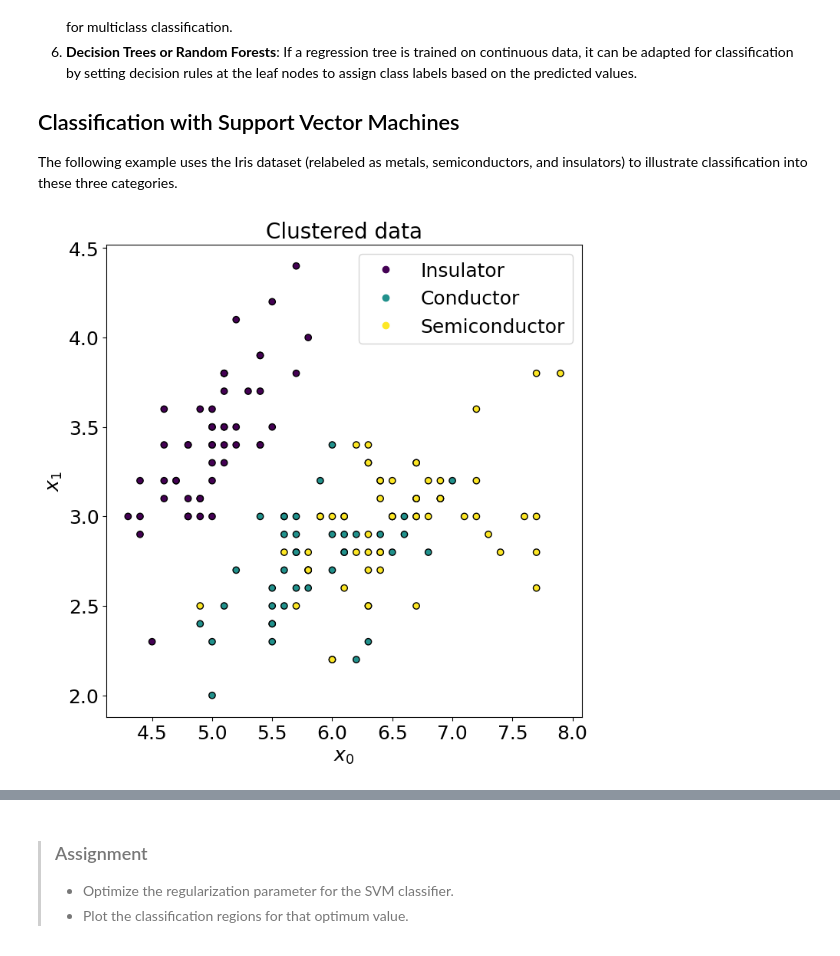
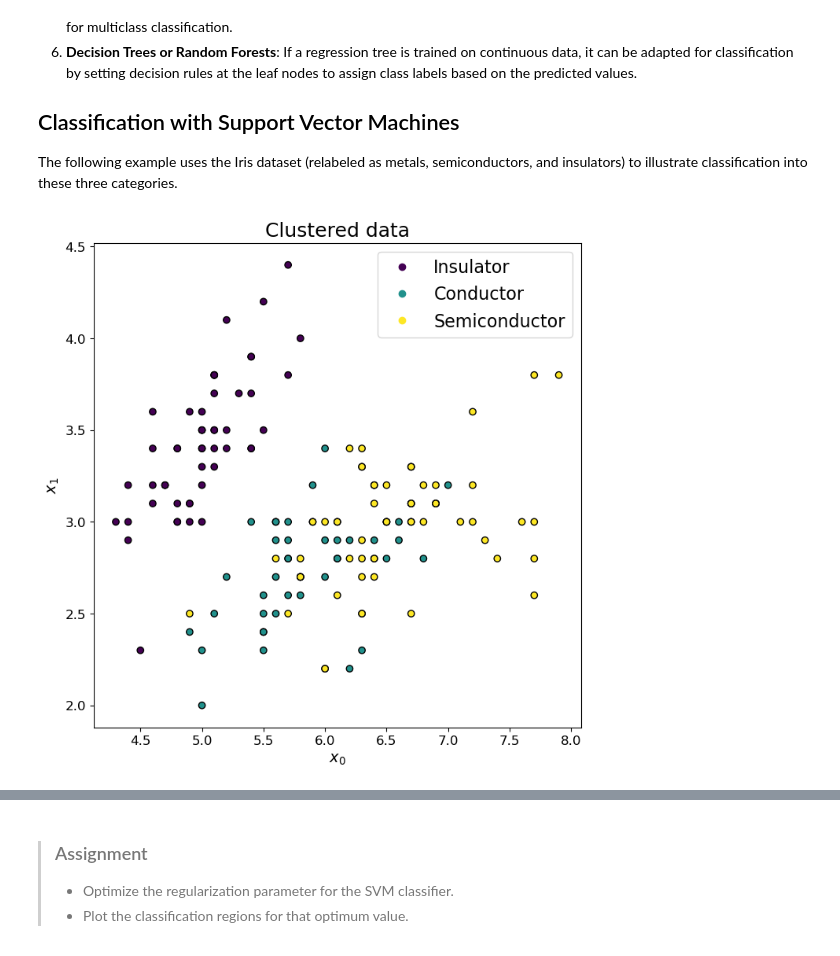
Before and after one commit to rhennig/EMA4935, a Jupyter notebook: Notebooks/09_Regularization_and_support_vector_regression.ipynb, the cells around one changed output, grey strips where cells are left out. Cells and saved outputs as stored; diff of their text form; code cells hidden in the pictures.

```diff
--- a/Notebooks/09_Regularization_and_support_vector_regression.ipynb
+++ b/Notebooks/09_Regularization_and_support_vector_regression.ipynb
@@ -30,8 +30,8 @@ from sklearn.metrics         import mean_absolute_error
 import warnings
 warnings.filterwarnings('ignore')
 
-plt.rc('xtick', labelsize=18)
-plt.rc('ytick', labelsize=18)
+plt.rc('xtick', labelsize=12)
+plt.rc('ytick', labelsize=12)
 
 blue   = '#0021A5'
 orange = '#FA4616'
@@ -539,27 +539,27 @@ The following example uses the Iris dataset (relabeled as metals, semiconductors
 # %%
 data = datasets.load_iris()
 
 x = data.data[:,:2]
 y = data.target
 
 # Plot data
 
 fig, ax = plt.subplots( figsize=(8,8) )
 
 scatter = plt.scatter(x[:,0], x[:,1], c=y, label=y, cmap=plt.cm.viridis, edgecolors='k')
 
-plt.title('Clustered data', fontsize=20)
+plt.title('Clustered data', fontsize=18)
 
-plt.xlabel(r'$x_0$', fontsize=18)
-plt.ylabel(r'$x_1$', fontsize=18)
+plt.xlabel(r'$x_0$', fontsize=14)
+plt.ylabel(r'$x_1$', fontsize=14)
 
 handles, _ = scatter.legend_elements()
 
-plt.legend(handles=handles, labels=['Insulator', 'Conductor', 'Semiconductor'], loc='best', fontsize=18)
+plt.legend(handles=handles, labels=['Insulator', 'Conductor', 'Semiconductor'], loc='best', fontsize=16)
 
 plt.show()
 # %% [output]
-[figure, old version]
+[figure, new version]
 # %%
 # Train the classifier
 def support_vector_classifier(x, y, kernel='linear', regularization=1.0, gamma=1e-2, points=300):
```
Also changed, not shown: parts of 15 cells of this notebook.
